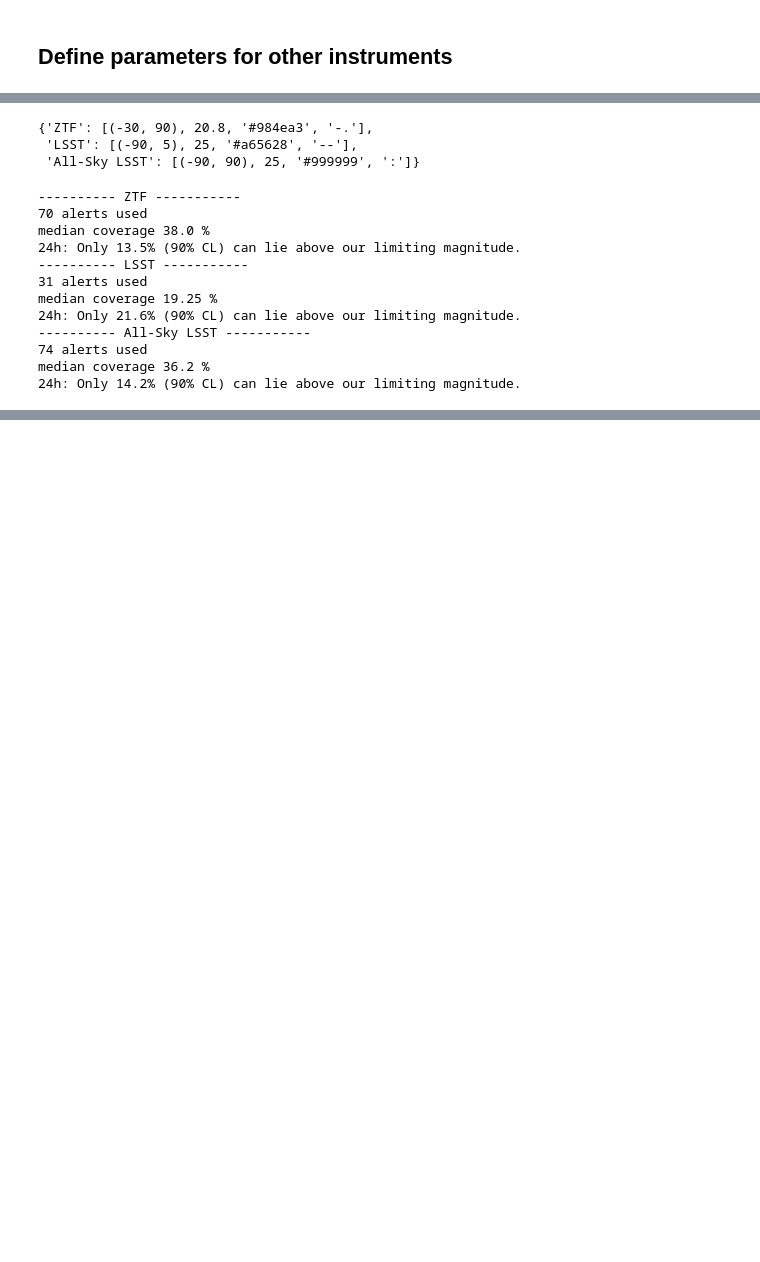
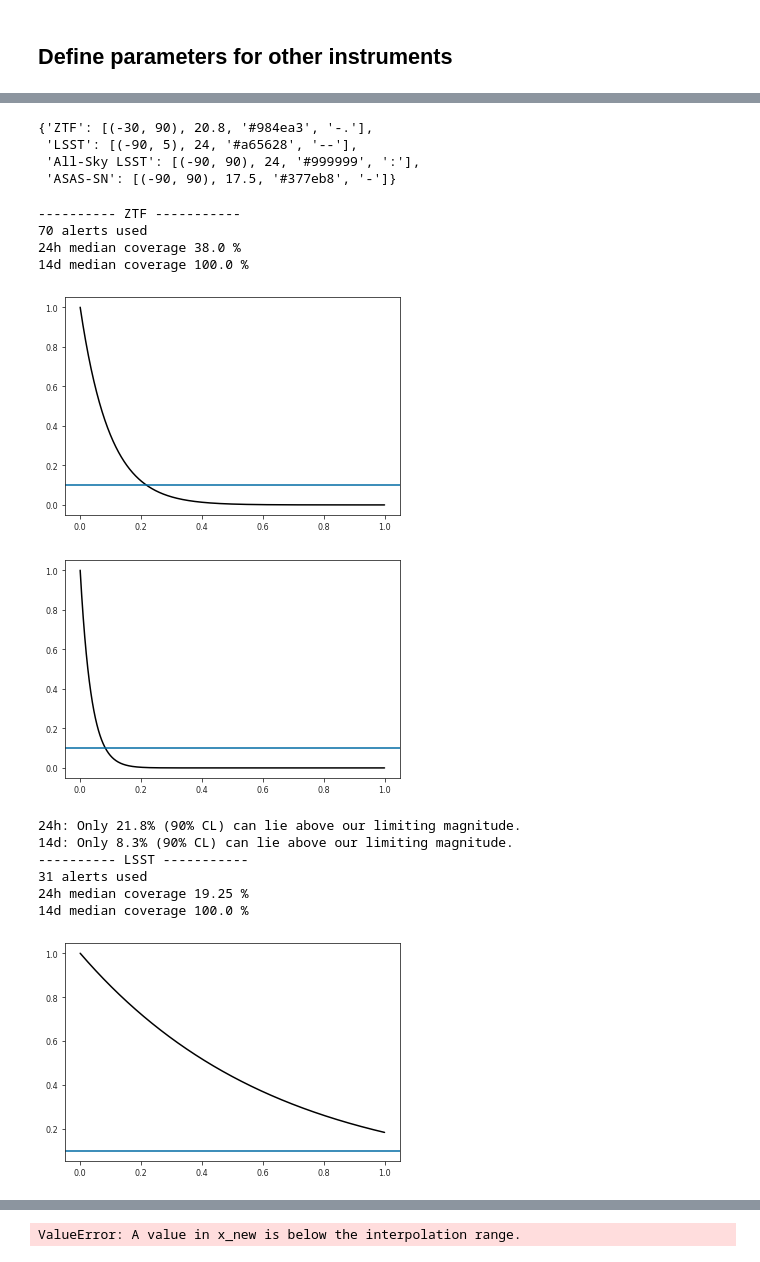
Before and after one commit to JannisNe/nu_stat_for_asassn_paper, a Jupyter notebook: limits_other_inst.ipynb, the cells around one changed output, grey strips where cells are left out. Cells and saved outputs as stored; diff of their text form; code cells hidden in the pictures; blank space fills up the shorter version.

```diff
--- a/limits_other_inst.ipynb
+++ b/limits_other_inst.ipynb
@@ -227,17 +142,19 @@ full_sky_sqd = 41252.961
 # the list elements: declination range, completeness magnitude, color, linestyle
 instruments = {
     'ZTF': [(-30, 90), 20.8, CB_color_cycle[5], "-."],
-    'LSST': [(-90, 5), 25, CB_color_cycle[4], "--"],
-    'All-Sky LSST': [(-90, 90), 25, CB_color_cycle[6], ":"]
+    'LSST': [(-90, 5), 24, CB_color_cycle[4], "--"],
+    'All-Sky LSST': [(-90, 90), 24, CB_color_cycle[6], ":"],
+    'ASAS-SN': [(-90, 90), 17.5, CB_color_cycle[0], "-"]
 }
 instruments
 # %% [output]
 {'ZTF': [(-30, 90), 20.8, '#984ea3', '-.'],
- 'LSST': [(-90, 5), 25, '#a65628', '--'],
- 'All-Sky LSST': [(-90, 90), 25, '#999999', ':']}
+ 'LSST': [(-90, 5), 24, '#a65628', '--'],
+ 'All-Sky LSST': [(-90, 90), 24, '#999999', ':'],
+ 'ASAS-SN': [(-90, 90), 17.5, '#377eb8', '-']}
 # %%
 uls = dict()
-ts = ['24h']
+ts = ['24h', '14d']
 
 
 for inst, info in instruments.items():
@@ -246,52 +163,66 @@ for inst, info in instruments.items():
 
     sample = use_alerts[(use_alerts.Dec > min(info[0])) & (use_alerts.Dec < max(info[0]))]
     print(len(sample), 'alerts used')
-    median_coverage = np.median(sample[f"{t} coverage"][~np.isnan(sample[f"{t} coverage"])])
-    print('median coverage', median_coverage, '%')
+
+    median_coverages = {}
 
     def P_det(f, t):
+        if t not in median_coverages:
+            median_coverages[t] = np.median(sample[f"{t} coverage"][~np.isnan(sample[f"{t} coverage"])])
+            print(t, 'median coverage', median_coverages[t], '%')
+
         P = 1
         for i, r in sample.iterrows():
+            # if np.isnan(r[f"{t} coverage"]):
+            #     continue
             if r.Event == 'IC160731A' and r.Class == 'HESE':
                 continue
-            P *= 1 - r.Signalness * median_coverage * f
+            P *= 1 - r.Signalness * median_coverages[t] /100 * f
         return P
 
     fs = np.linspace(0, 1, 1000)
     Ps = {t: [P_det(f, t) for f in fs] for t in ts}
+
+    for t, iPs in Ps.items():
+        fig, ax = plt.subplots()#figsize=(base_width, base_height), dpi=dpi)
+        ax.plot(fs, iPs, color='k')
+        plt.axhline(pval)
+        plt.show()
 
     inverse_pdet = {t: interp1d(iPs, fs) for t, iPs in Ps.items()}
 
     cl = 0.9
     pval = 1-cl
 
     ul_sample = {t: ip(pval) for t, ip in inverse_pdet.items()}
     for t, iul in ul_sample.items():
         print(f'{t}: Only {iul*100:.1f}% ({cl*100:.0f}% CL) can lie above our limiting magnitude.')
 
     uls[inst] = ul_sample
     """
     for t, iPs in Ps.items():
+
         fig, ax = plt.subplots()#figsize=(base_width, base_height), dpi=dpi)
         ax.plot(fs, iPs, color='k')
         plt.axhline(pval)
         plt.axvline(ul_sample[t])
         # plt.yscale('log')
         ax.set_xlim((0, 1))
         ax.set_title(t)
         plt.show()
         plt.close()
     """
 # %% [output]
 ---------- ZTF -----------
 70 alerts used
-median coverage 38.0 %
-24h: Only 13.5% (90% CL) can lie above our limiting magnitude.
----------- LSST -----------
-31 alerts used
-median coverage 19.25 %
-24h: Only 21.6% (90% CL) can lie above our limiting magnitude.
----------- All-Sky LSST -----------
-74 alerts used
-median coverage 36.2 %
-24h: Only 14.2% (90% CL) can lie above our limiting magnitude.
+24h median coverage 38.0 %
+14d median coverage 100.0 %
+[figure, added]
+[figure, added]
+24h: Only 21.8% (90% CL) can lie above our limiting magnitude.
+14d: Only 8.3% (90% CL) can lie above our limiting magnitude.
+---------- LSST -----------
+31 alerts used
+24h median coverage 19.25 %
+14d median coverage 100.0 %
+[figure, added]
@@ -297,0 +230 @@ median coverage 36.2 %
+ValueError: A value in x_new is below the interpolation range.
```
Also changed, not shown: parts of 23 cells of this notebook.
